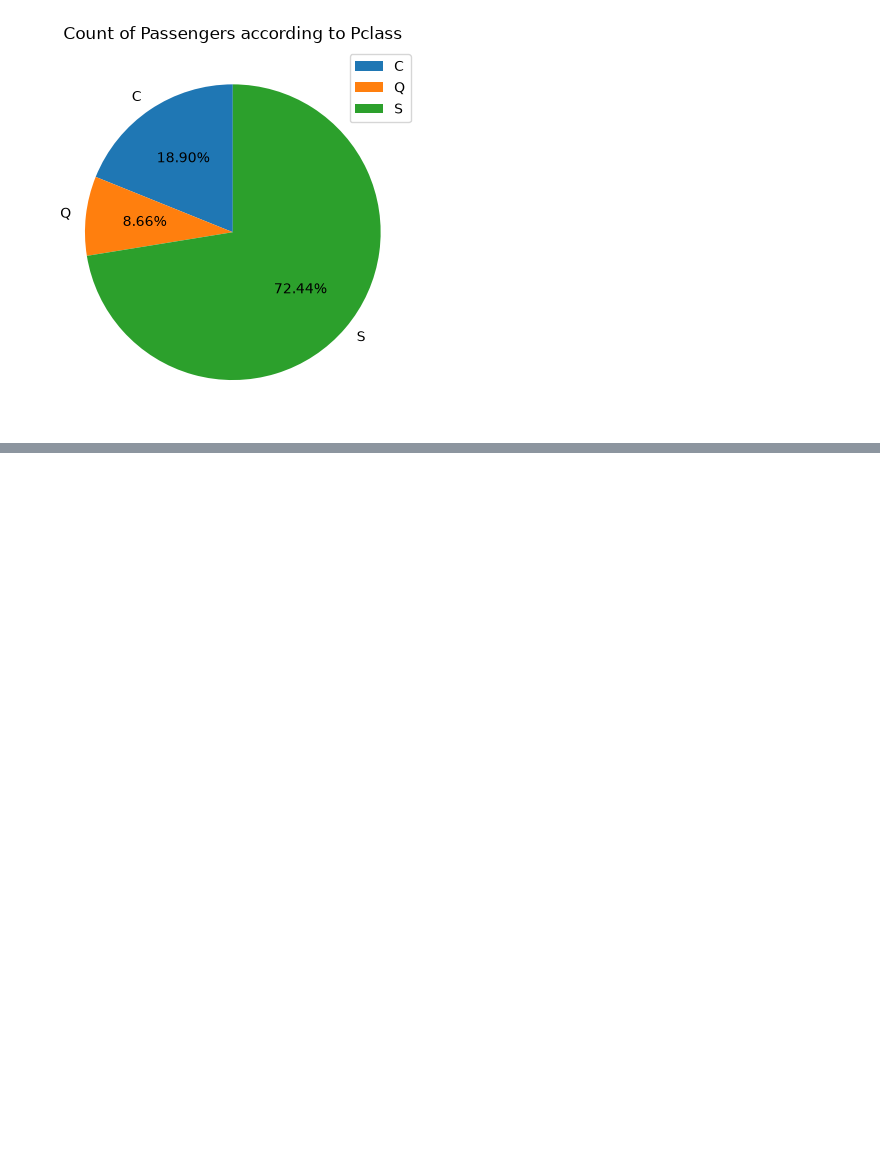
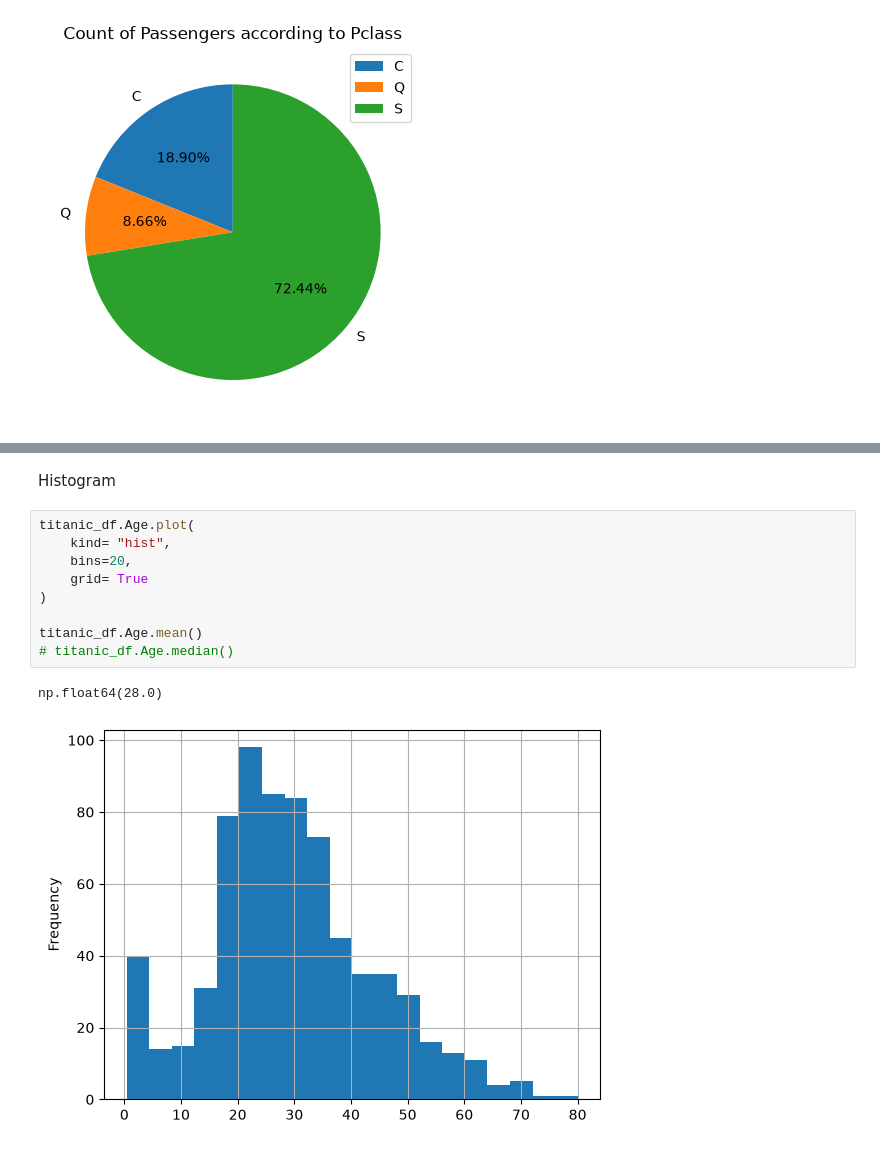
Before and after one commit to prof-screw/DSML, a Jupyter notebook: Week06/Visualization.ipynb, the cells around one changed output, grey strips where cells are left out. Cells and saved outputs as stored; diff of their text form; blank space fills up the shorter version.

```diff
--- a/Week06/Visualization.ipynb
+++ b/Week06/Visualization.ipynb
@@ -63,0 +84,14 @@ group_by_embarked.count().plot(
+# %% [markdown]
+Histogram
+# %%
+titanic_df.Age.plot(
+    kind= "hist",
+    bins=20,
+    grid= True
+)
+
+titanic_df.Age.mean()
+# titanic_df.Age.median()
+# %% [output]
+np.float64(28.0)
+[figure, added]
```
Also changed, not shown: parts of 12 cells of this notebook.
